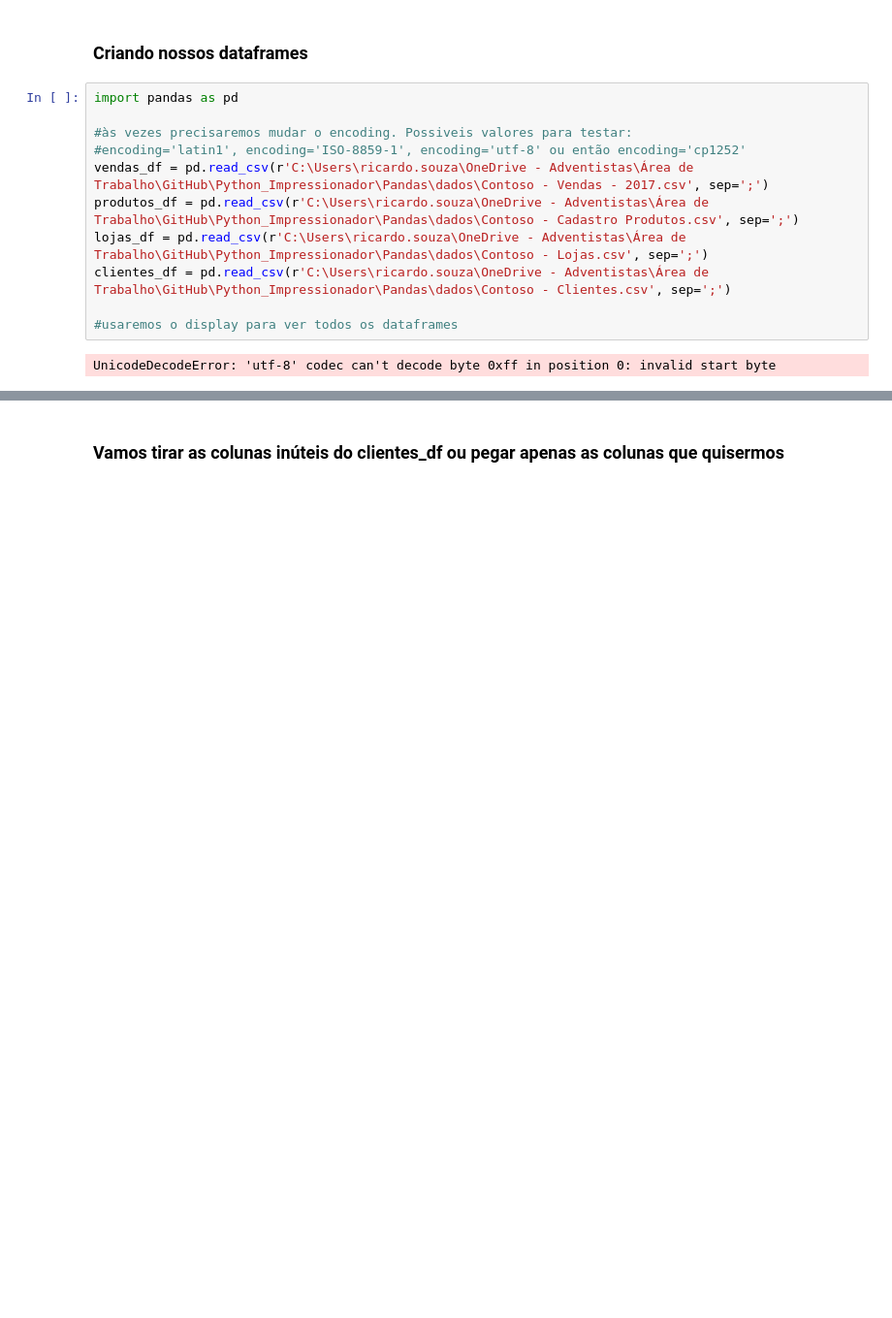
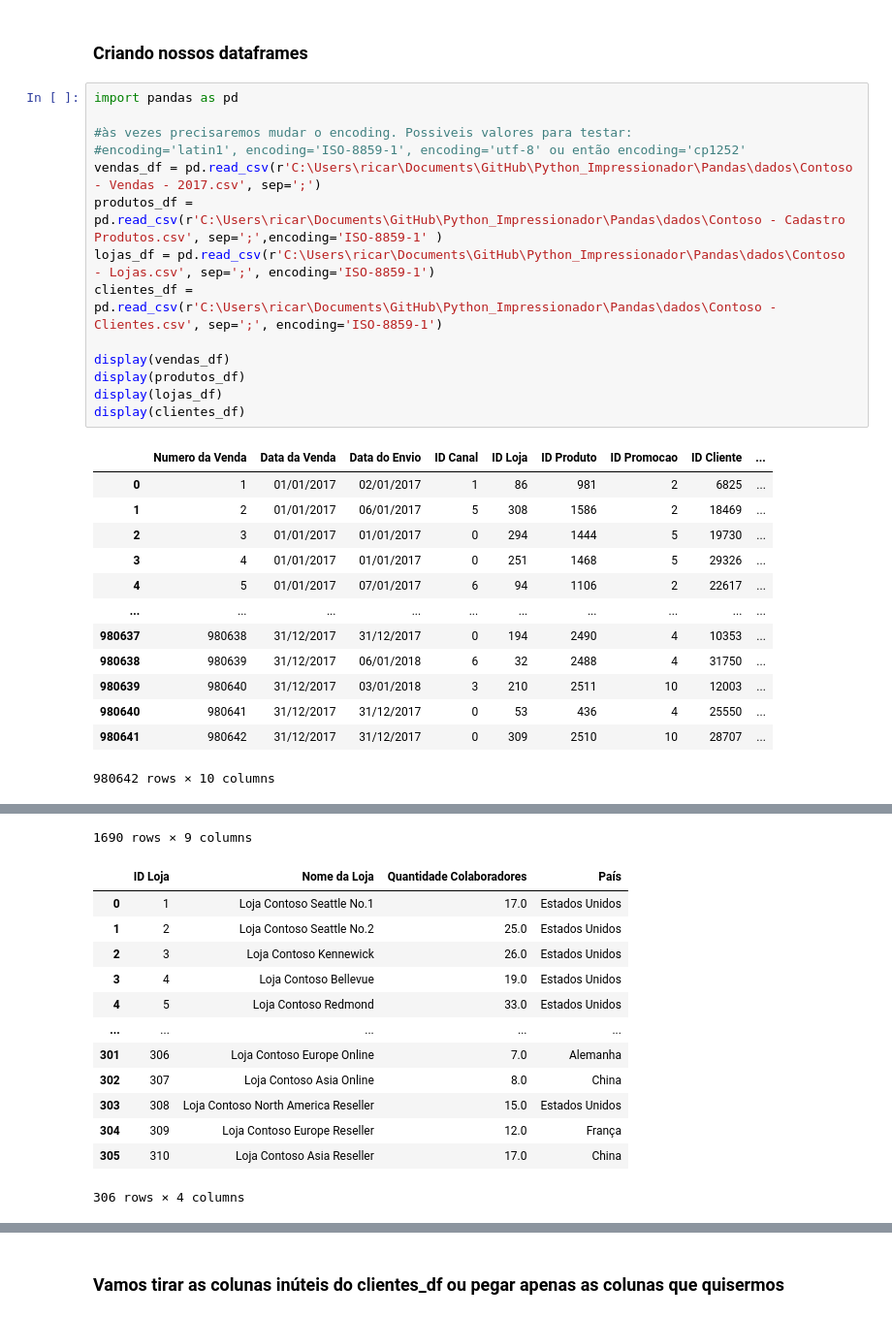
Before and after one commit to Ricardo-Alves-Souza/Python_Impressionador, a Jupyter notebook: Pandas/03 - Tratamento de Dados e Múltiplas Bases/Pandas 05.ipynb, the cells around one changed output, grey strips where cells are left out. Shown at 97% size. Cells and saved outputs as stored; diff of their text form; blank space fills up the shorter version.

```diff
--- a/Pandas/03 - Tratamento de Dados e Múltiplas Bases/Pandas 05.ipynb
+++ b/Pandas/03 - Tratamento de Dados e Múltiplas Bases/Pandas 05.ipynb
@@ -11,13 +11,28 @@ Vamos modificar os IDs para os nomes dos produtos, dos clientes e das lojas, par
 # %%
 import pandas as pd
 
 #às vezes precisaremos mudar o encoding. Possiveis valores para testar:
 #encoding='latin1', encoding='ISO-8859-1', encoding='utf-8' ou então encoding='cp1252'
-vendas_df = pd.read_csv(r'C:\Users\ricardo.souza\OneDrive - Adventistas\Área de Trabalho\GitHub\Python_Impressionador\Pandas\dados\Contoso - Vendas - 2017.csv', sep=';')
-produtos_df = pd.read_csv(r'C:\Users\ricardo.souza\OneDrive - Adventistas\Área de Trabalho\GitHub\Python_Impressionador\Pandas\dados\Contoso - Cadastro Produtos.csv', sep=';')
-lojas_df = pd.read_csv(r'C:\Users\ricardo.souza\OneDrive - Adventistas\Área de Trabalho\GitHub\Python_Impressionador\Pandas\dados\Contoso - Lojas.csv', sep=';')
-clientes_df = pd.read_csv(r'C:\Users\ricardo.souza\OneDrive - Adventistas\Área de Trabalho\GitHub\Python_Impressionador\Pandas\dados\Contoso - Clientes.csv', sep=';')
+vendas_df = pd.read_csv(r'C:\Users\ricar\Documents\GitHub\Python_Impressionador\Pandas\dados\Contoso - Vendas - 2017.csv', sep=';')
+produtos_df = pd.read_csv(r'C:\Users\ricar\Documents\GitHub\Python_Impressionador\Pandas\dados\Contoso - Cadastro Produtos.csv', sep=';',encoding='ISO-8859-1' )
+lojas_df = pd.read_csv(r'C:\Users\ricar\Documents\GitHub\Python_Impressionador\Pandas\dados\Contoso - Lojas.csv', sep=';', encoding='ISO-8859-1')
+clientes_df = pd.read_csv(r'C:\Users\ricar\Documents\GitHub\Python_Impressionador\Pandas\dados\Contoso - Clientes.csv', sep=';', encoding='ISO-8859-1')
 
-#usaremos o display para ver todos os dataframes
+display(vendas_df)
+display(produtos_df)
+display(lojas_df)
+display(clientes_df)
 # %% [output]
+|  | Numero da Venda | Data da Venda | Data do Envio | ID Canal | ID Loja | ID Produto | ID Promocao | ID Cliente | ... |
+| 0 | 1 | 01/01/2017 | 02/01/2017 | 1 | 86 | 981 | 2 | 6825 | ... |
+| 1 | 2 | 01/01/2017 | 06/01/2017 | 5 | 308 | 1586 | 2 | 18469 | ... |
+| 2 | 3 | 01/01/2017 | 01/01/2017 | 0 | 294 | 1444 | 5 | 19730 | ... |
+| 3 | 4 | 01/01/2017 | 01/01/2017 | 0 | 251 | 1468 | 5 | 29326 | ... |
+| 4 | 5 | 01/01/2017 | 07/01/2017 | 6 | 94 | 1106 | 2 | 22617 | ... |
+| ... | ... | ... | ... | ... | ... | ... | ... | ... | ... |
+| 980637 | 980638 | 31/12/2017 | 31/12/2017 | 0 | 194 | 2490 | 4 | 10353 | ... |
+| 980638 | 980639 | 31/12/2017 | 06/01/2018 | 6 | 32 | 2488 | 4 | 31750 | ... |
+| 980639 | 980640 | 31/12/2017 | 03/01/2018 | 3 | 210 | 2511 | 10 | 12003 | ... |
+| 980640 | 980641 | 31/12/2017 | 31/12/2017 | 0 | 53 | 436 | 4 | 25550 | ... |
+| 980641 | 980642 | 31/12/2017 | 31/12/2017 | 0 | 309 | 2510 | 10 | 28707 | ... |
-UnicodeDecodeError: 'utf-8' codec can't decode byte 0xff in position 0: invalid start byte
+980642 rows × 10 columns
@@ -23,0 +51,14 @@ UnicodeDecodeError: 'utf-8' codec can't decode byte 0xff in position 0: invalid
+1690 rows × 9 columns
+|  | ID Loja | Nome da Loja | Quantidade Colaboradores | País |
+| 0 | 1 | Loja Contoso Seattle No.1 | 17.0 | Estados Unidos |
+| 1 | 2 | Loja Contoso Seattle No.2 | 25.0 | Estados Unidos |
+| 2 | 3 | Loja Contoso Kennewick | 26.0 | Estados Unidos |
+| 3 | 4 | Loja Contoso Bellevue | 19.0 | Estados Unidos |
+| 4 | 5 | Loja Contoso Redmond | 33.0 | Estados Unidos |
+| ... | ... | ... | ... | ... |
+| 301 | 306 | Loja Contoso Europe Online | 7.0 | Alemanha |
+| 302 | 307 | Loja Contoso Asia Online | 8.0 | China |
+| 303 | 308 | Loja Contoso North America Reseller | 15.0 | Estados Unidos |
+| 304 | 309 | Loja Contoso Europe Reseller | 12.0 | França |
+| 305 | 310 | Loja Contoso Asia Reseller | 17.0 | China |
+306 rows × 4 columns
```
Also changed, not shown: parts of 6 cells of this notebook, 4 other files.
